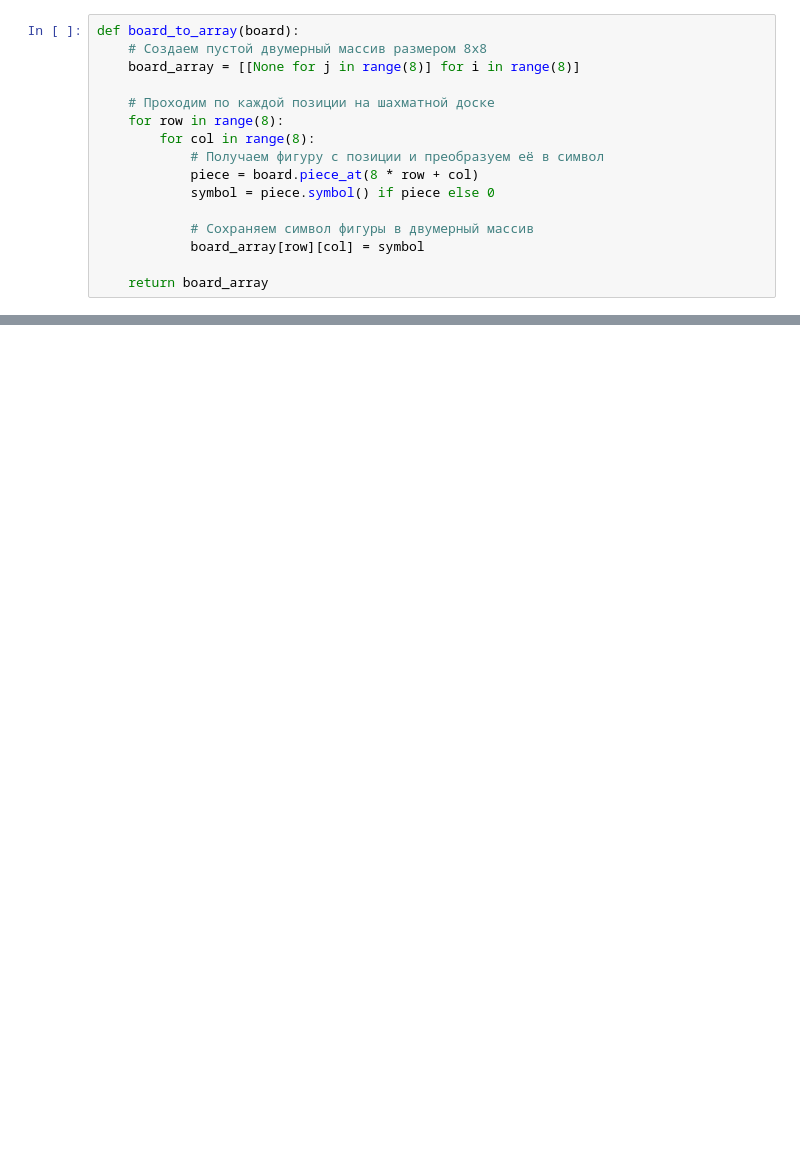
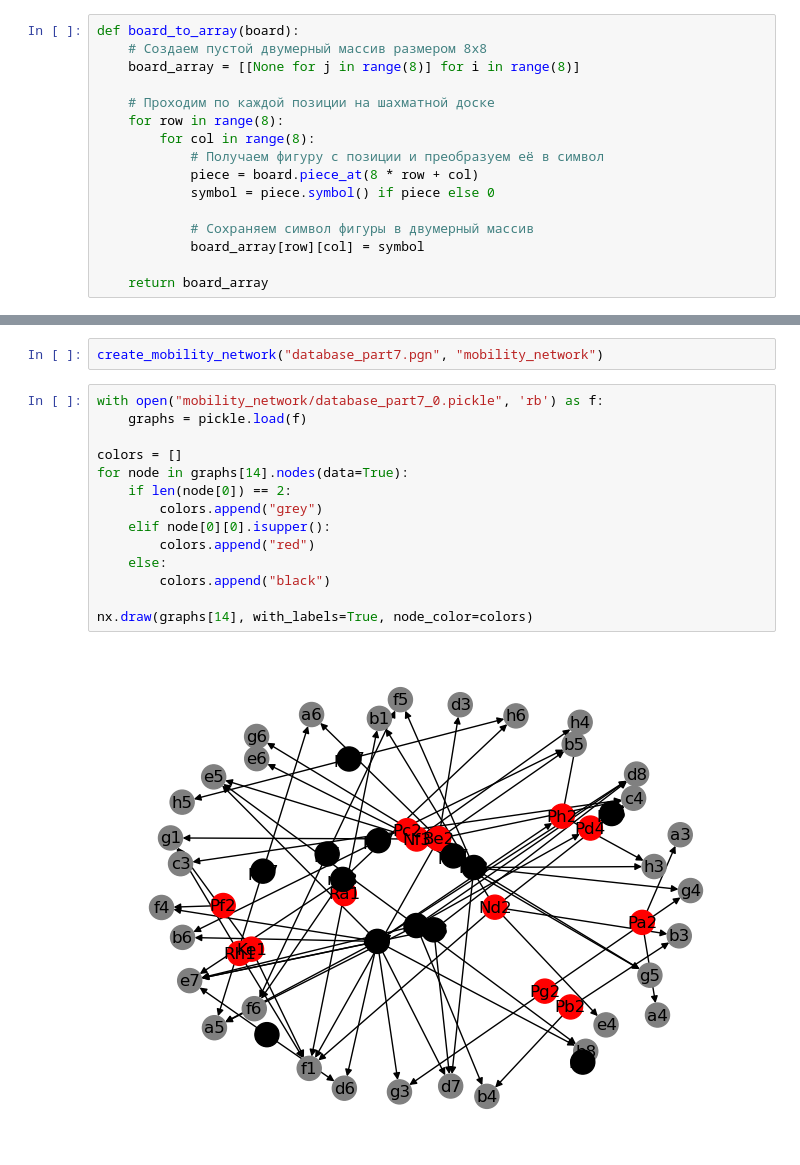
Before and after one commit to daryoha/Self-supervised-Representation-Learning-of-Chess, a Jupyter notebook: create_mobility_network.ipynb, the cells around one changed output, grey strips where cells are left out. Cells and saved outputs as stored; diff of their text form; blank space fills up the shorter version.

```diff
--- a/create_mobility_network.ipynb
+++ b/create_mobility_network.ipynb
@@ -273,0 +359,18 @@ def create_mobility_network(input_file_path):
+# %%
+create_mobility_network("database_part7.pgn", "mobility_network")
+# %%
+with open("mobility_network/database_part7_0.pickle", 'rb') as f:
+    graphs = pickle.load(f)
+
+colors = []
+for node in graphs[14].nodes(data=True):
+    if len(node[0]) == 2:
+        colors.append("grey")
+    elif node[0][0].isupper():
+        colors.append("red")
+    else:
+        colors.append("black")
+
+nx.draw(graphs[14], with_labels=True, node_color=colors)
+# %% [output]
+[figure, added]
```
Also changed, not shown: parts of 5 cells of this notebook, 6 other files.
